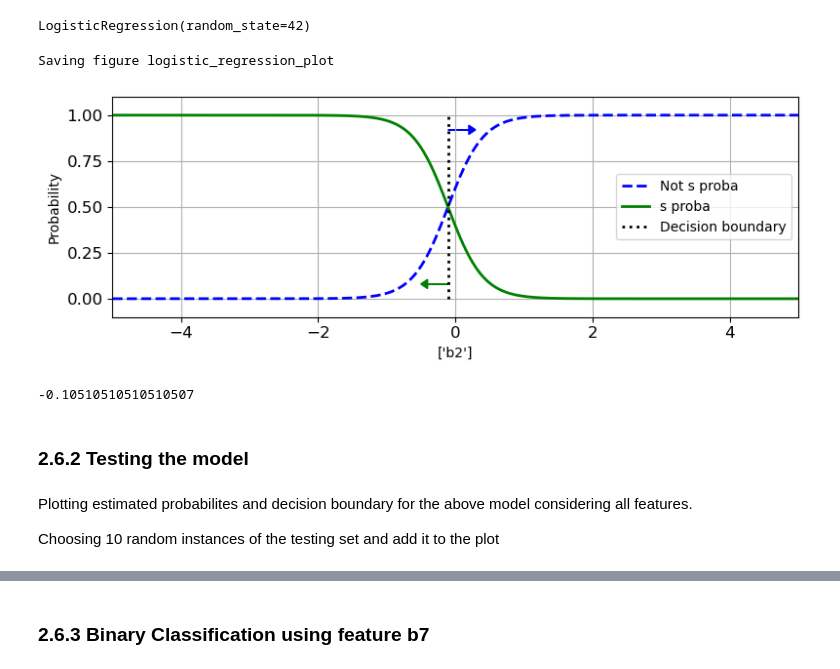
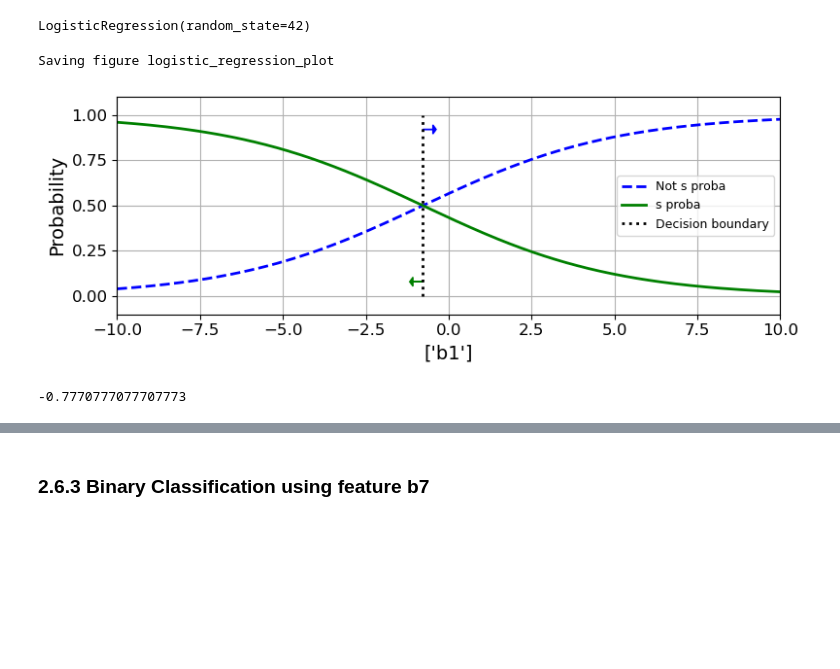
Before and after one commit to Bsubs/CITS5508_Machine_Learning, a Jupyter notebook: assignment1/assignment1.ipynb, the cells around one changed output, grey strips where cells are left out. Drawn from its saved outputs; the diff is of its cells as text; code cells hidden in the pictures; blank space fills up the shorter version.

```diff
--- a/assignment1/assignment1.ipynb
+++ b/assignment1/assignment1.ipynb
@@ -201,3 +201,13 @@ testing_y = testing_data["class"]
 ## 2.6 Logistic Regression Classifer
 # %% [markdown]
 In this section we will be using the logistic regression classifier found in sklearn.linear model to perform binary classification using examples from two classes: 's' and 'd'
+# %%
+from sklearn.preprocessing import OrdinalEncoder
+
+# Preparing the encoder
+enc_X = copy.deepcopy(training_data)
+enc_X = enc_X[enc_X['class'].isin(['s', 'd'])]
+enc_y = enc_X['class']
+
+enc = OrdinalEncoder(categories=[['s','d']])
+enc.fit(enc_y.values.reshape(-1,1))
@@ -204,6 +216,4 @@ In this section we will be using the logistic regression classifier found in skl
 # %%
-from sklearn.preprocessing import OrdinalEncoder
-
 def pre_process_data(feature_bin):
     # New scaler
     scaler_func = StandardScaler()
@@ -228,11 +238,8 @@ def pre_process_data(feature_bin):
 
     test_X_func = scaler_func.transform(test_X_func.values)
 
-    # Creating an instance of the orginal encoder
-    ordinal_encoder_func = OrdinalEncoder()
-
-    train_y_func = ordinal_encoder_func.fit_transform(train_y_func.values.reshape(-1,1))
-    test_y_func = ordinal_encoder_func.fit_transform(test_y_func.values.reshape(-1,1))
+    train_y_func = enc.transform(train_y_func.values.reshape(-1,1))
+    test_y_func = enc.transform(test_y_func.values.reshape(-1,1))
 
     return train_X_func, train_y_func, test_X_func, test_y_func
 # %%
@@ -267,7 +274,7 @@ def plot_graph(feature_bin, X, y, dec_bound, flag):
     plt.xlabel(feature_bin)
     plt.ylabel("Probability")
     plt.legend(loc="center right")
-    plt.axis([-5, 5, -0.1, 1.1])
+    plt.axis([-10, 10, -0.1, 1.1])
     plt.grid()
     save_fig("logistic_regression_plot")
 
@@ -279,7 +286,7 @@ This feature was chosen as the values in this data set follow a normal distribut
 # %%
 from sklearn.linear_model import LogisticRegression
 
-feature_bin = ['b2']
+feature_bin = ['b1']
 train_X, train_y, test_X, test_y = pre_process_data(feature_bin)
 
 log_reg = LogisticRegression(random_state=42)
@@ -288,21 +295,15 @@ log_reg.fit(train_X, train_y.ravel())
 # %% [output]
 LogisticRegression(random_state=42)
 # %%
-X_new = np.linspace(-5, 5, 1000).reshape(-1, 1)  # reshape to get a column vector
+X_new = np.linspace(-10, 10, 10000).reshape(-1, 1)  # reshape to get a column vector
 y_proba = log_reg.predict_proba(X_new)
 decision_boundary = X_new[y_proba[:, 1] <= 0.5][0, 0]
 
 plot_graph(feature_bin, X_new, y_proba, decision_boundary, 'N')
 # %% [output]
 Saving figure logistic_regression_plot
-[figure, old version]
+[figure, new version]
 # %%
 decision_boundary
 # %% [output]
--0.10510510510510507
+-0.7770777077707773
-# %% [markdown]
-### 2.6.2 Testing the model
-# %% [markdown]
-Plotting estimated probabilites and decision boundary for the above model considering all features.
-
-Choosing 10 random instances of the testing set and add it to the plot
```
Also changed, not shown: parts of 20 cells of this notebook.
